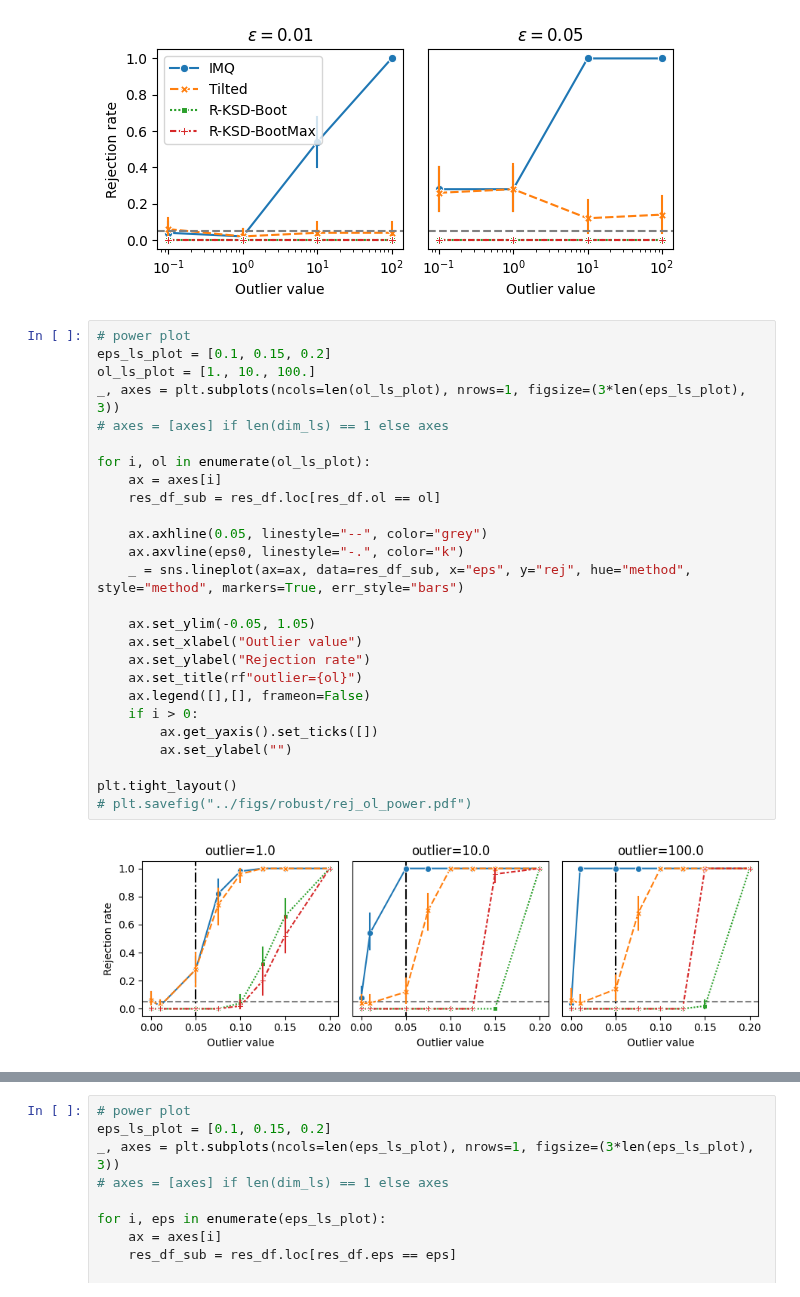
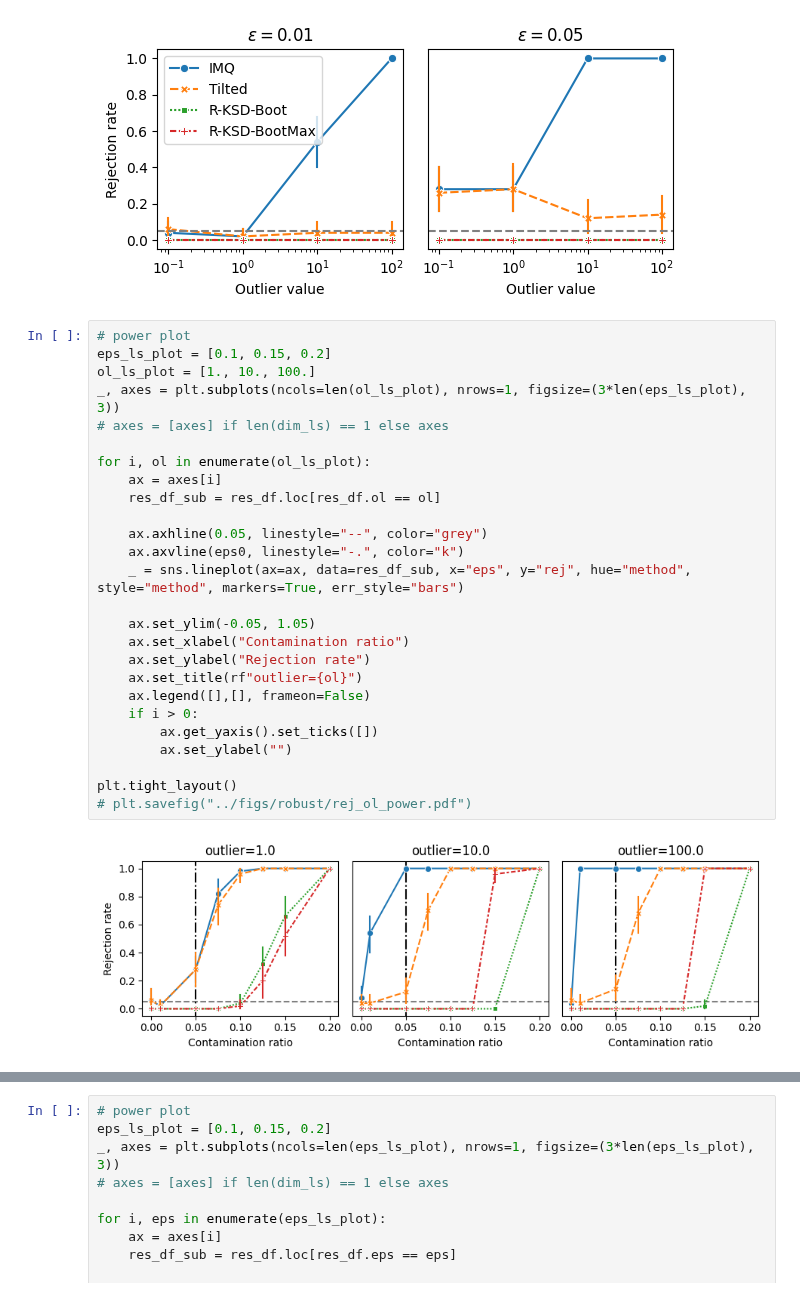
Before and after one commit to XingLLiu/robust-kernel-test, a Jupyter notebook: notebooks/gaussian.ipynb, the cells around one changed output, grey strips where cells are left out. Drawn from its saved outputs; the diff is of its cells as text.

```diff
--- a/notebooks/gaussian.ipynb
+++ b/notebooks/gaussian.ipynb
@@ -1158,28 +1155,28 @@ plt.savefig("../figs/robust/rej_ol_level.pdf")
 # %%
 # power plot
 eps_ls_plot = [0.1, 0.15, 0.2]
 ol_ls_plot = [1., 10., 100.]
 _, axes = plt.subplots(ncols=len(ol_ls_plot), nrows=1, figsize=(3*len(eps_ls_plot), 3))
 # axes = [axes] if len(dim_ls) == 1 else axes
 
 for i, ol in enumerate(ol_ls_plot):
     ax = axes[i]
     res_df_sub = res_df.loc[res_df.ol == ol]
 
     ax.axhline(0.05, linestyle="--", color="grey")
     ax.axvline(eps0, linestyle="-.", color="k")
     _ = sns.lineplot(ax=ax, data=res_df_sub, x="eps", y="rej", hue="method", style="method", markers=True, err_style="bars")
 
     ax.set_ylim(-0.05, 1.05)
-    ax.set_xlabel("Outlier value")
+    ax.set_xlabel("Contamination ratio")
     ax.set_ylabel("Rejection rate")
     ax.set_title(rf"outlier={ol}")
     ax.legend([],[], frameon=False)
     if i > 0:
         ax.get_yaxis().set_ticks([])
         ax.set_ylabel("")
 
 plt.tight_layout()
 # plt.savefig("../figs/robust/rej_ol_power.pdf")
 # %% [output]
-[figure, old version]
+[figure, new version]
```
Also changed, not shown: parts of 2 cells of this notebook, 17 other files.
